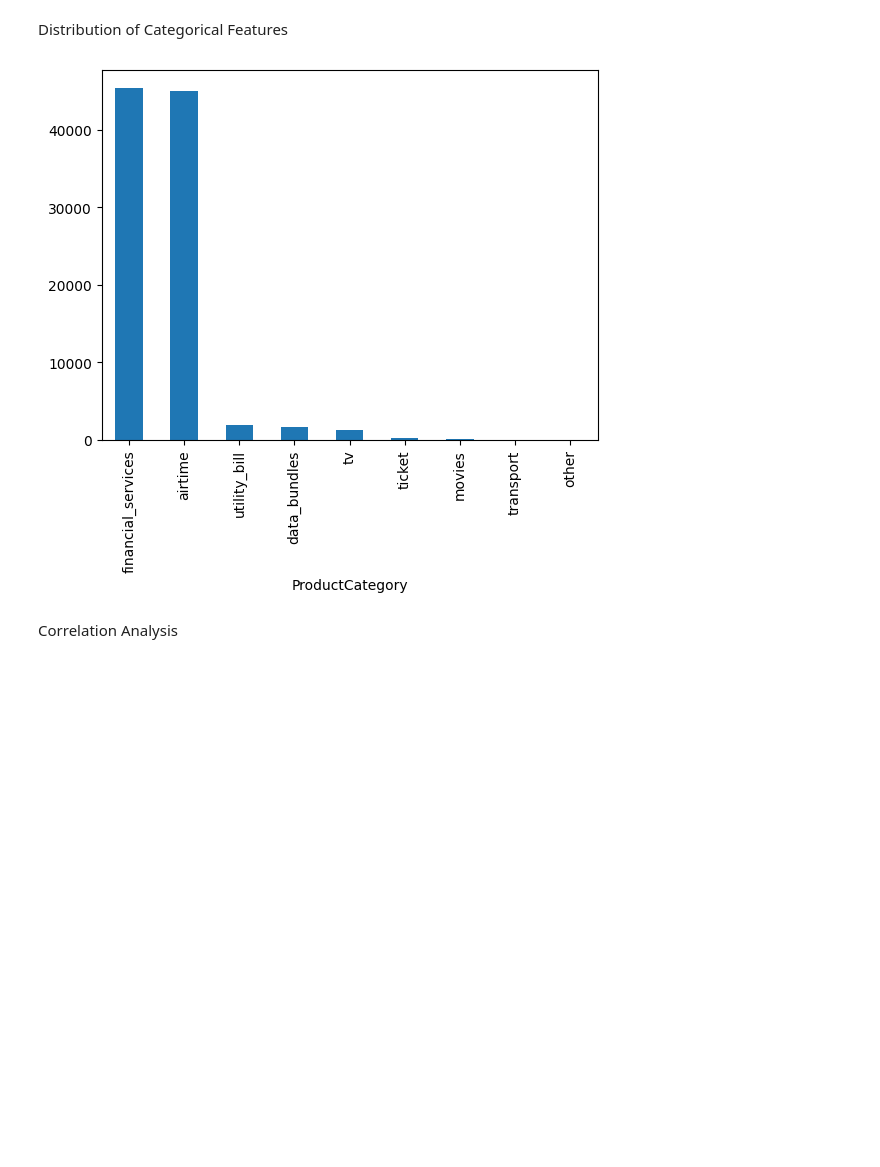
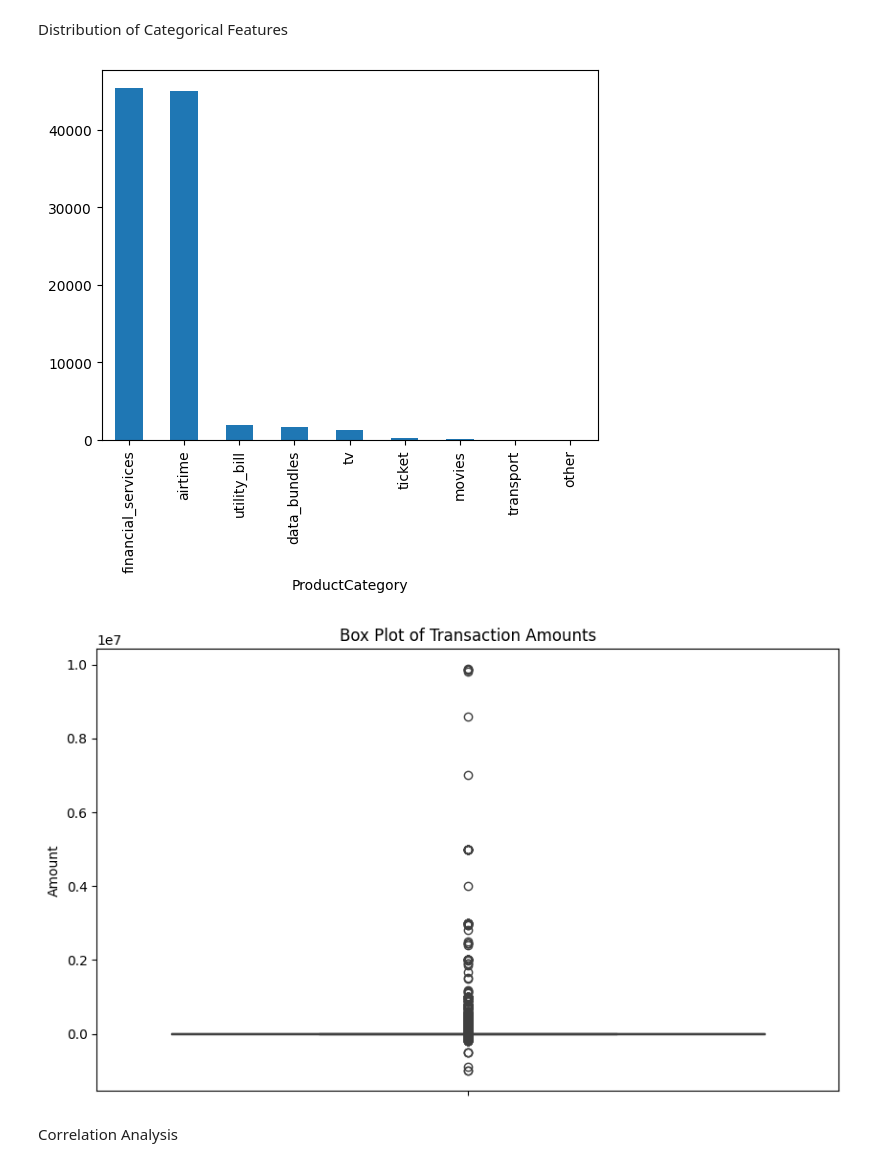
Before and after one commit to ruthasoll/Credit-Risk-Probability-week4, a Jupyter notebook: notebook/eda.ipynb, the cells around one changed output. Cells and saved outputs as stored; diff of their text form; code cells hidden in the pictures; blank space fills up the shorter version.

```diff
--- a/notebook/eda.ipynb
+++ b/notebook/eda.ipynb
@@ -85,8 +85,14 @@ Distribution of Categorical Features
 # %%
 data['ProductCategory'].value_counts().plot(kind='bar')
 plt.show()
+
+plt.figure(figsize=(10, 6))
+sns.boxplot(data['Amount'])
+plt.title('Box Plot of Transaction Amounts')
+plt.show()
 # %% [output]
 [figure]
+[figure, added]
 # %% [markdown]
 Correlation Analysis
 # %%
```
Also changed, not shown: parts of 1 cell of this notebook.
